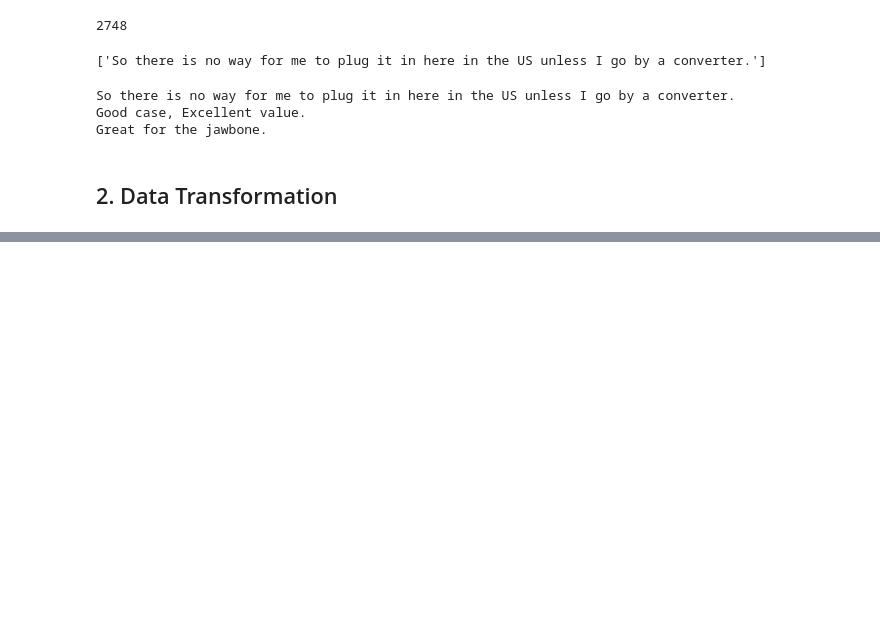
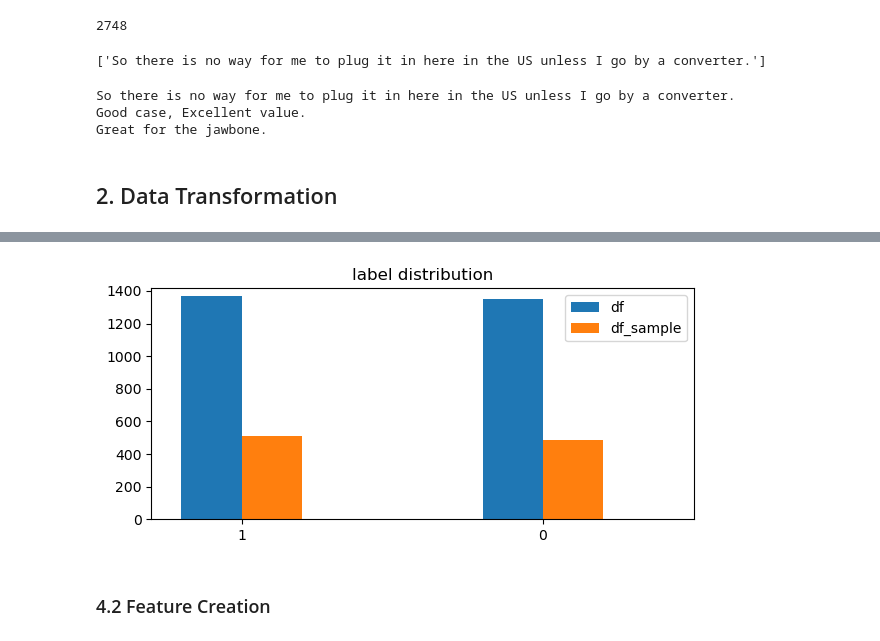
Before and after one commit to Albert-Kung/DM2023-Lab1-Master, a Jupyter notebook: Homework/DM2023-Lab1-Homework.ipynb, the cells around one changed output, grey strips where cells are left out. Saved outputs shown, nothing was run; the diff lists cells and outputs as text; code cells hidden in the pictures; blank space fills up the shorter version.

```diff
--- a/Homework/DM2023-Lab1-Homework.ipynb
+++ b/Homework/DM2023-Lab1-Homework.ipynb
@@ -467,0 +678,27 @@ Great for the jawbone.
+# %%
+counts_df = df.label.value_counts()
+counts_df_sample = df_sample.label.value_counts()
+
+fig, ax = plt.subplots(figsize=(7, 3))
+bar_width = 0.2
+
+label = counts_df.index
+positions_df = range(len(label))
+positions_df_sample = [pos + bar_width for pos in positions_df]
+
+# Plot the bar chart for df and df_sample
+plt.bar(positions_df, counts_df, bar_width, label='df')
+plt.bar(positions_df_sample, counts_df_sample, bar_width, label='df_sample')
+
+# Set chart title and labels
+plt.title('label distribution')
+plt.xlim(positions_df[0] - bar_width, positions_df_sample[-1] + bar_width * 2)
+plt.ylim(0, max(counts_df.max(), counts_df_sample.max()) + 50)
+plt.xticks([pos + bar_width / 2 for pos in positions_df], label)
+plt.legend(loc='upper right')
+
+plt.show()
+# %% [output]
+[figure, added]
+# %% [markdown]
+### 4.2 Feature Creation
```
Also changed, not shown: parts of 99 cells of this notebook, 1 other file.
